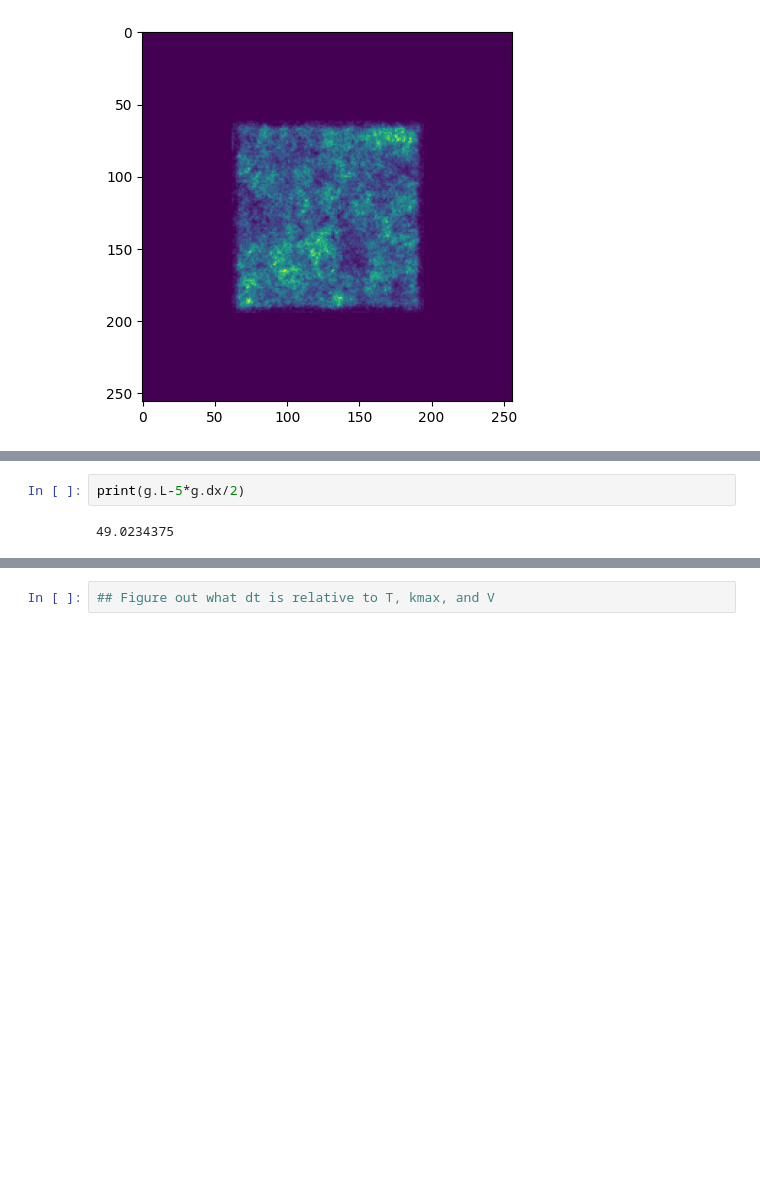
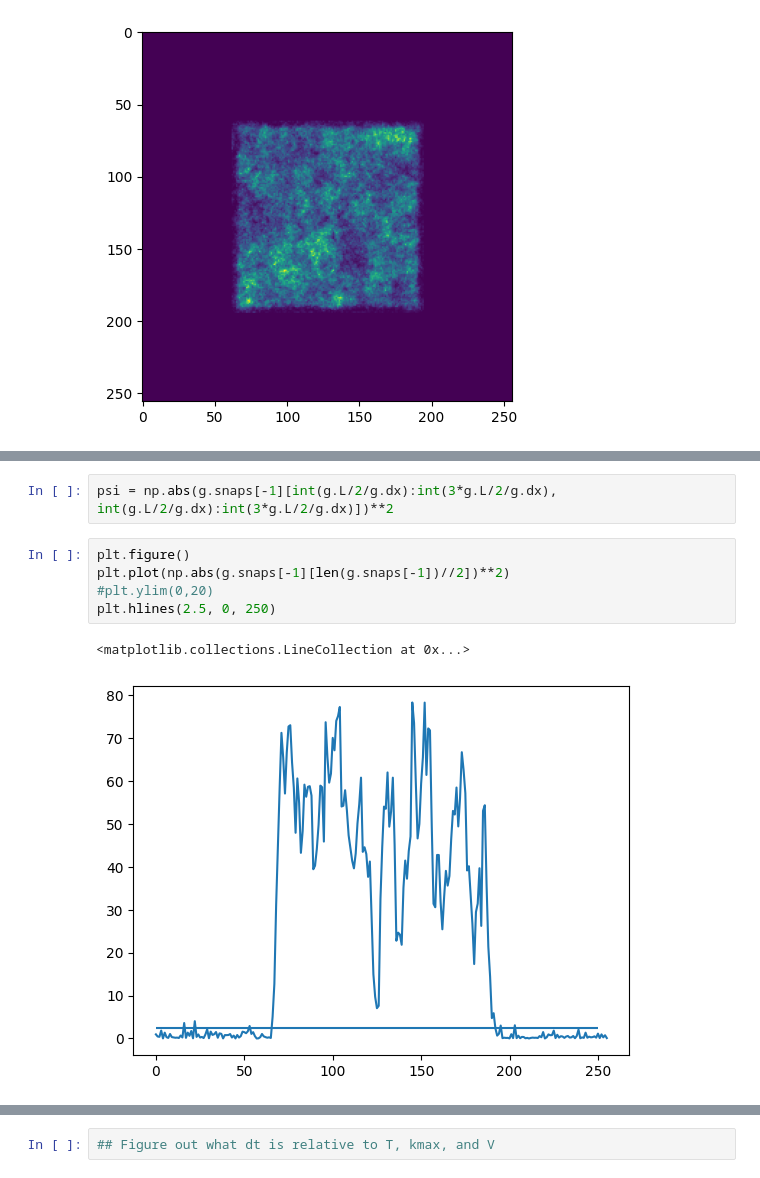
Before and after one commit to easuit24/BECs2, a Jupyter notebook: vortexnumericstest.ipynb, the cells around one changed output, grey strips where cells are left out. Drawn from its saved outputs; the diff is of its cells as text; blank space fills up the shorter version.

```diff
--- a/vortexnumericstest.ipynb
+++ b/vortexnumericstest.ipynb
@@ -73,9 +83,15 @@ def detect_vortices(psi, dx, L):
 
 
     return vortex_positions
-# %%
-print(g.L-5*g.dx/2)
-# %% [output]
-49.0234375
+# %%
+psi = np.abs(g.snaps[-1][int(g.L/2/g.dx):int(3*g.L/2/g.dx), int(g.L/2/g.dx):int(3*g.L/2/g.dx)])**2
+# %%
+plt.figure()
+plt.plot(np.abs(g.snaps[-1][len(g.snaps[-1])//2])**2)
+#plt.ylim(0,20)
+plt.hlines(2.5, 0, 250)
+# %% [output]
+<matplotlib.collections.LineCollection at 0x...>
+[figure, added]
 # %%
 # test out the tracking feature
```
Also changed, not shown: parts of 6 cells of this notebook, 3 other files.
